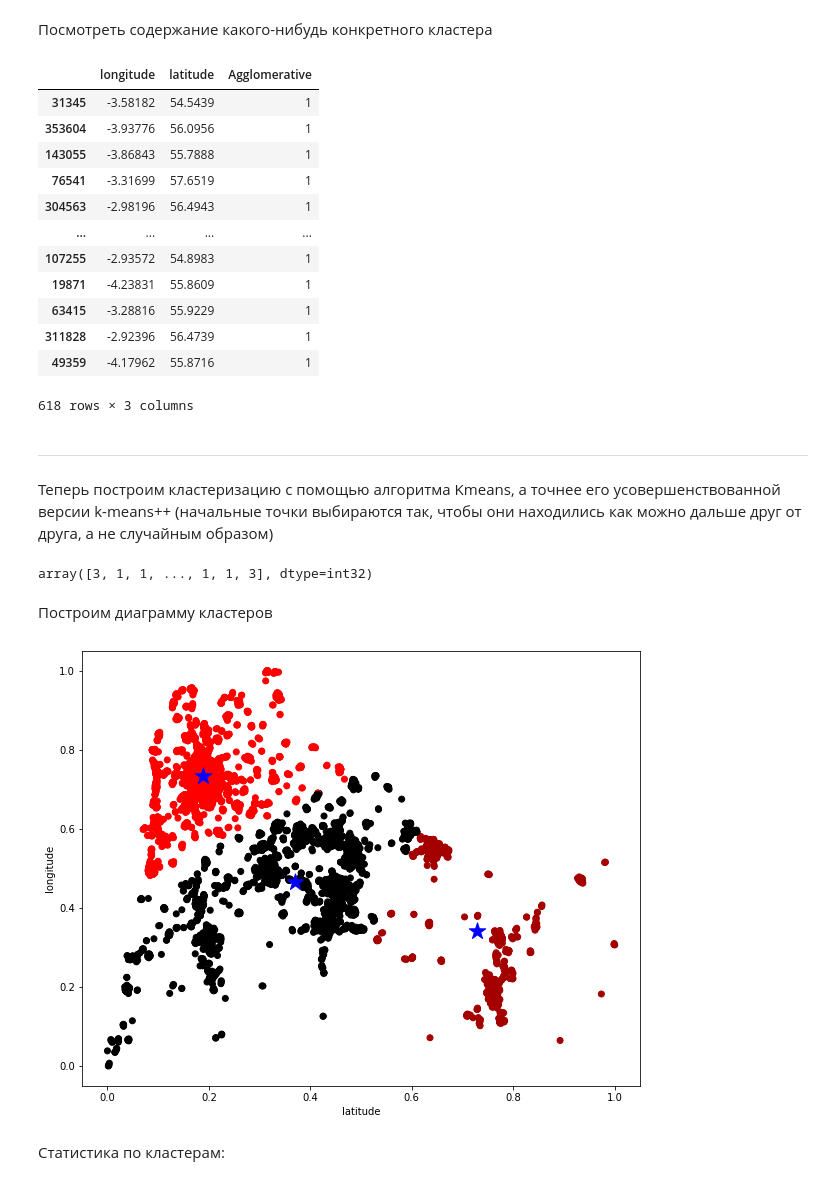
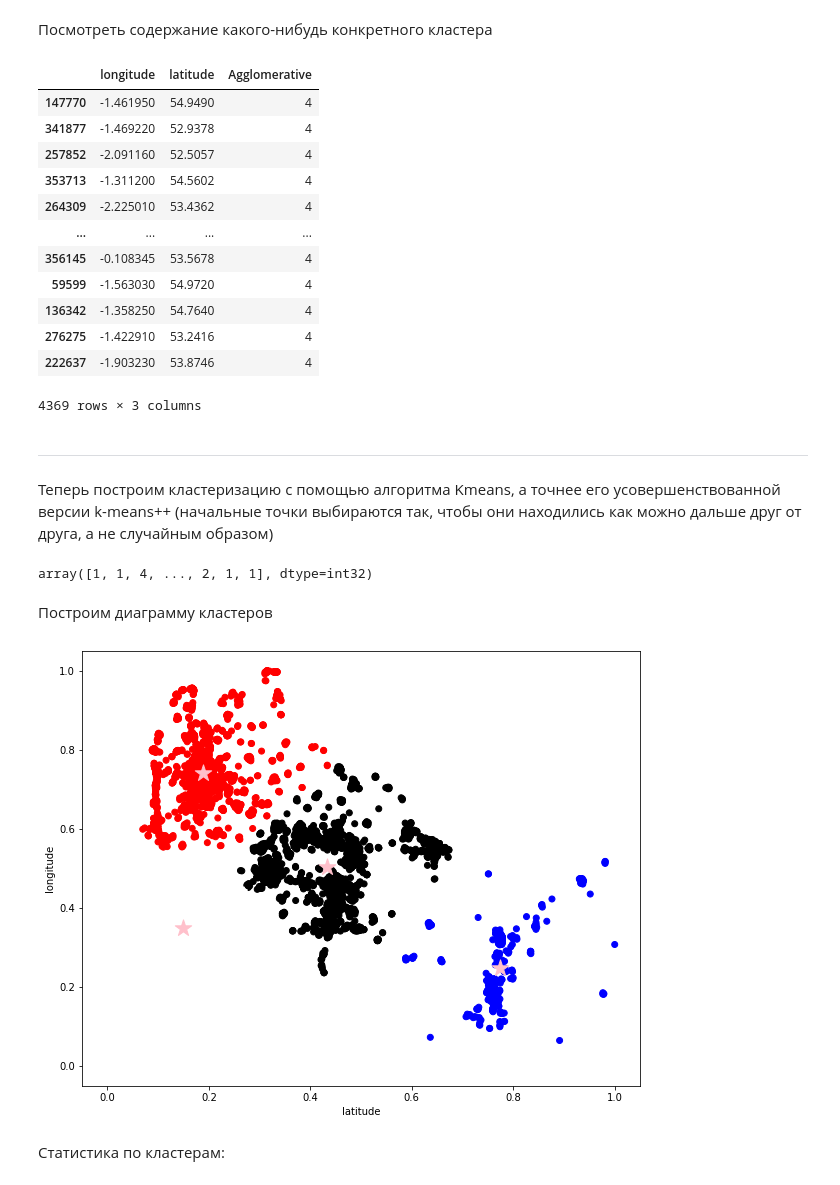
Before and after one commit to renett-t/data-mining-course, a Jupyter notebook: clusterization/1_Clusterisation_Data_mining_couse_2022.ipynb, the cells around one changed output. Drawn from its saved outputs; the diff is of its cells as text; code cells hidden in the pictures.

```diff
--- a/clusterization/1_Clusterisation_Data_mining_couse_2022.ipynb
+++ b/clusterization/1_Clusterisation_Data_mining_couse_2022.ipynb
@@ -102,7 +102,7 @@ print("Рекомендованное количество кластеров:",
 # %% [markdown]
 Установим кол-во кластеров для построения графиков и работы алгоритма k-means:
 # %%
-clusters_amount = 3
+clusters_amount = 4
 # %% [markdown]
 Построим дендограмму
 # %%
@@ -177,22 +178,22 @@ result
 # %% [markdown]
 Посмотреть содержание какого-нибудь конкретного кластера
 # %%
-cluster_num = 1
+cluster_num = 4
 data[data['Agglomerative'] == cluster_num]
 # %% [output]
 |  | longitude | latitude | Agglomerative |
-| 31345 | -3.58182 | 54.5439 | 1 |
-| 353604 | -3.93776 | 56.0956 | 1 |
-| 143055 | -3.86843 | 55.7888 | 1 |
-| 76541 | -3.31699 | 57.6519 | 1 |
-| 304563 | -2.98196 | 56.4943 | 1 |
+| 147770 | -1.461950 | 54.9490 | 4 |
+| 341877 | -1.469220 | 52.9378 | 4 |
+| 257852 | -2.091160 | 52.5057 | 4 |
+| 353713 | -1.311200 | 54.5602 | 4 |
+| 264309 | -2.225010 | 53.4362 | 4 |
 | ... | ... | ... | ... |
-| 107255 | -2.93572 | 54.8983 | 1 |
-| 19871 | -4.23831 | 55.8609 | 1 |
-| 63415 | -3.28816 | 55.9229 | 1 |
-| 311828 | -2.92396 | 56.4739 | 1 |
-| 49359 | -4.17962 | 55.8716 | 1 |
+| 356145 | -0.108345 | 53.5678 | 4 |
+| 59599 | -1.563030 | 54.9720 | 4 |
+| 136342 | -1.358250 | 54.7640 | 4 |
+| 276275 | -1.422910 | 53.2416 | 4 |
+| 222637 | -1.903230 | 53.8746 | 4 |
-618 rows × 3 columns
+4369 rows × 3 columns
 # %% [markdown]
 
 ---
@@ -203,22 +204,22 @@ km = KMeans(n_clusters=clusters_amount, init='k-means++').fit(data_normalised)
 # также выведем полученное распределение по кластерам - массив объектов с номером кластера, к которому он относится
 km.labels_ +1
 # %% [output]
-array([3, 1, 1, ..., 1, 1, 3], dtype=int32)
+array([1, 1, 4, ..., 2, 1, 1], dtype=int32)
 # %% [markdown]
 Построим диаграмму кластеров
 # %%
 x = 1
 y = 0
 centroids = km.cluster_centers_
 plt.figure(figsize=(10, 8))
 plt.scatter(data_normalised[:,x], data_normalised[:,y], c=km.labels_, cmap='flag')
 plt.scatter(centroids[:, x], centroids[:, y], marker='*', s=300,
-            c='b', label='centroid')
+            c='pink', label='centroid')
 plt.xlabel(columns[x])
 plt.ylabel(columns[y])
 plt.show()
 # %% [output]
-[figure, old version]
+[figure, new version]
 # %% [markdown]
 Статистика по кластерам:
 # %%
```
Also changed, not shown: parts of 39 cells of this notebook, 7 other files.
